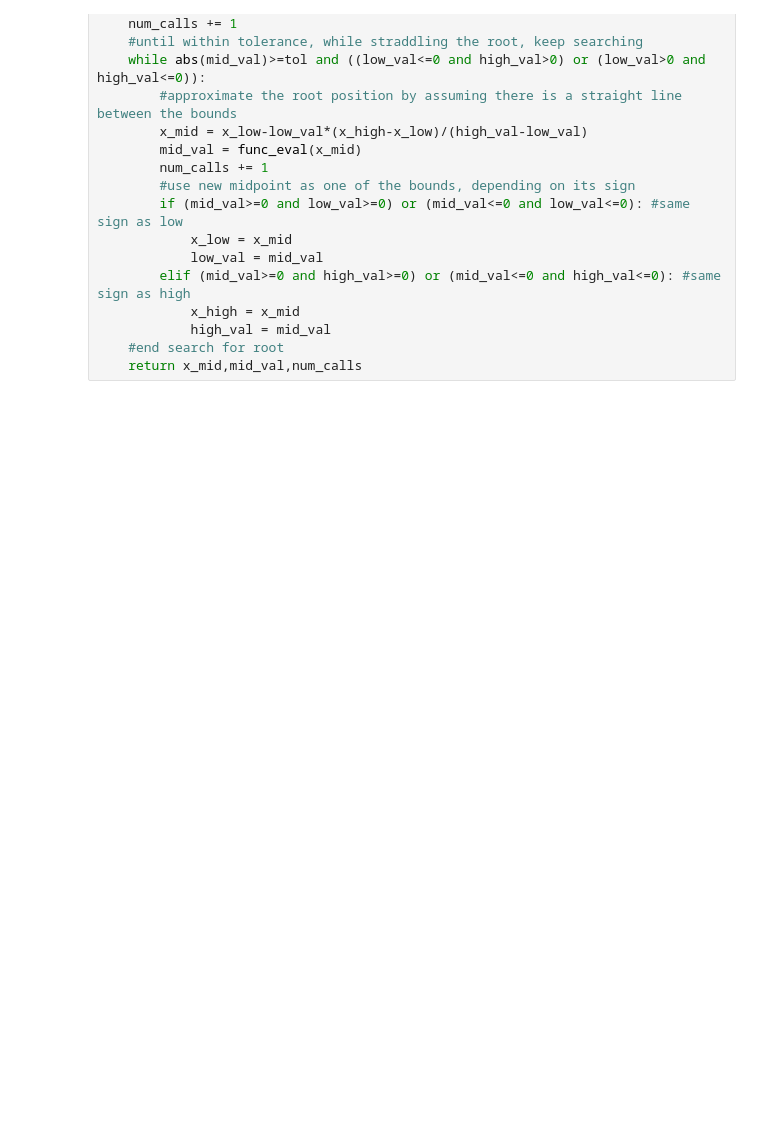
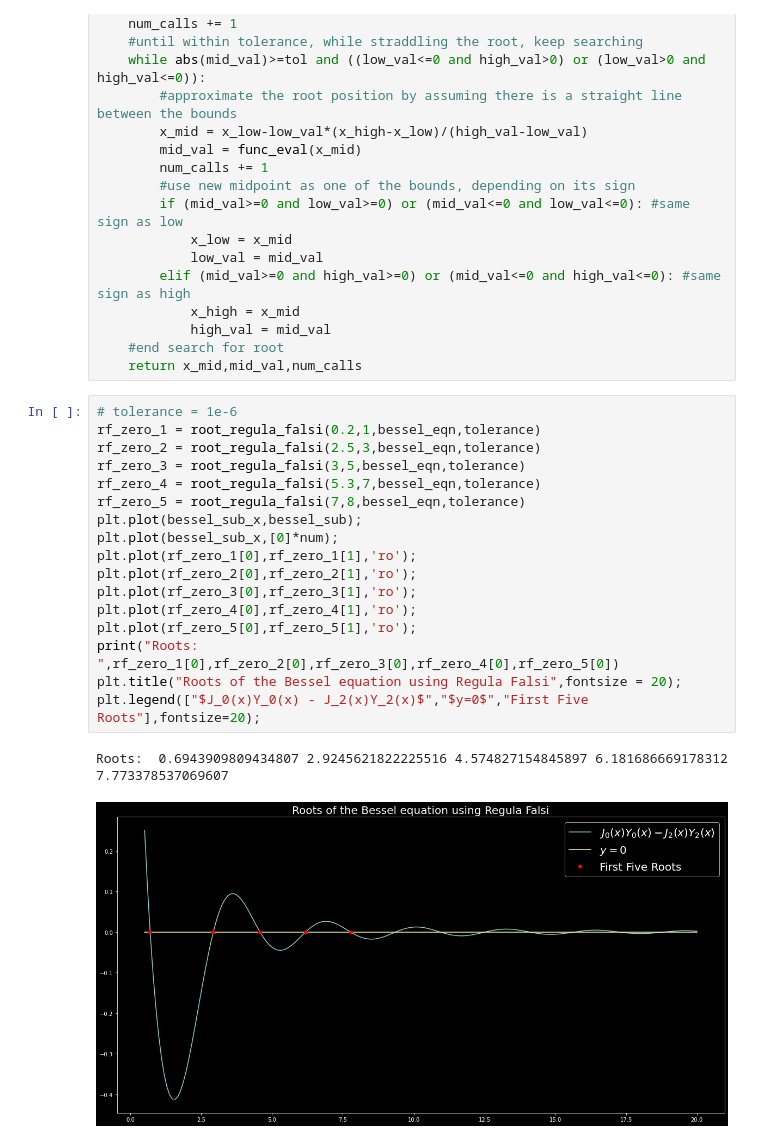
Before and after one commit to gregoryKaiser/cppython, a Jupyter notebook: Homework 3 - Root Finding and Special Functions.ipynb, the cells around one changed output. Drawn from its saved outputs; the diff is of its cells as text; blank space fills up the shorter version.

```diff
--- a/Homework 3 - Root Finding and Special Functions.ipynb
+++ b/Homework 3 - Root Finding and Special Functions.ipynb
@@ -140,3 +160,23 @@ def root_regula_falsi(xmin,xmax,func_eval,tol):
             high_val = mid_val
     #end search for root
     return x_mid,mid_val,num_calls
+# %%
+# tolerance = 1e-6
+rf_zero_1 = root_regula_falsi(0.2,1,bessel_eqn,tolerance)
+rf_zero_2 = root_regula_falsi(2.5,3,bessel_eqn,tolerance)
+rf_zero_3 = root_regula_falsi(3,5,bessel_eqn,tolerance)
+rf_zero_4 = root_regula_falsi(5.3,7,bessel_eqn,tolerance)
+rf_zero_5 = root_regula_falsi(7,8,bessel_eqn,tolerance)
+plt.plot(bessel_sub_x,bessel_sub);
+plt.plot(bessel_sub_x,[0]*num);
+plt.plot(rf_zero_1[0],rf_zero_1[1],'ro');
+plt.plot(rf_zero_2[0],rf_zero_2[1],'ro');
+plt.plot(rf_zero_3[0],rf_zero_3[1],'ro');
+plt.plot(rf_zero_4[0],rf_zero_4[1],'ro');
+plt.plot(rf_zero_5[0],rf_zero_5[1],'ro');
+print("Roots: ",rf_zero_1[0],rf_zero_2[0],rf_zero_3[0],rf_zero_4[0],rf_zero_5[0])
+plt.title("Roots of the Bessel equation using Regula Falsi",fontsize = 20);
+plt.legend(["$J_0(x)Y_0(x) - J_2(x)Y_2(x)$","$y=0$","First Five Roots"],fontsize=20);
+# %% [output]
+Roots:  0.6943909809434807 2.9245621822225516 4.574827154845897 6.181686669178312 7.773378537069607
+[figure, added]
```
Also changed, not shown: parts of 9 cells of this notebook.
